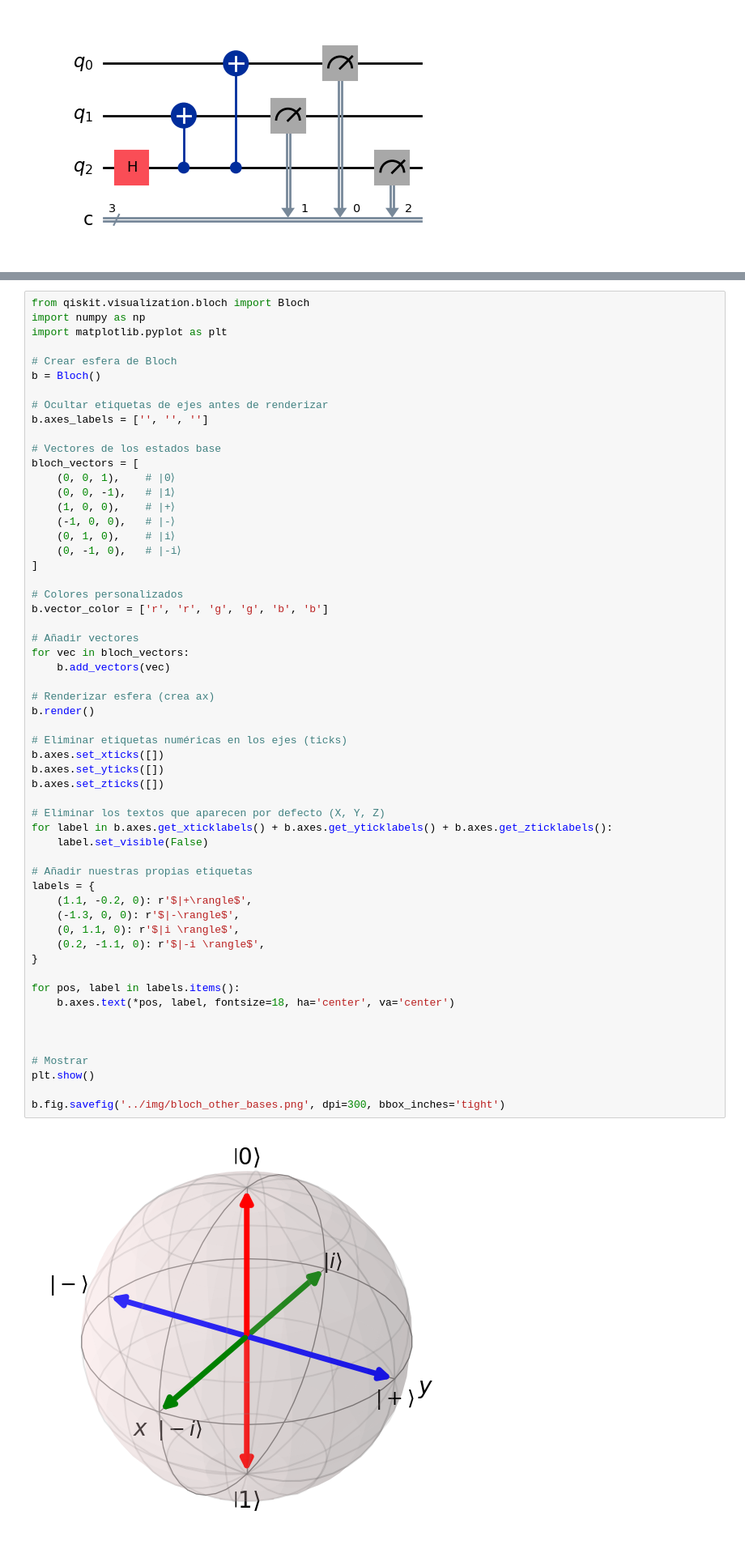
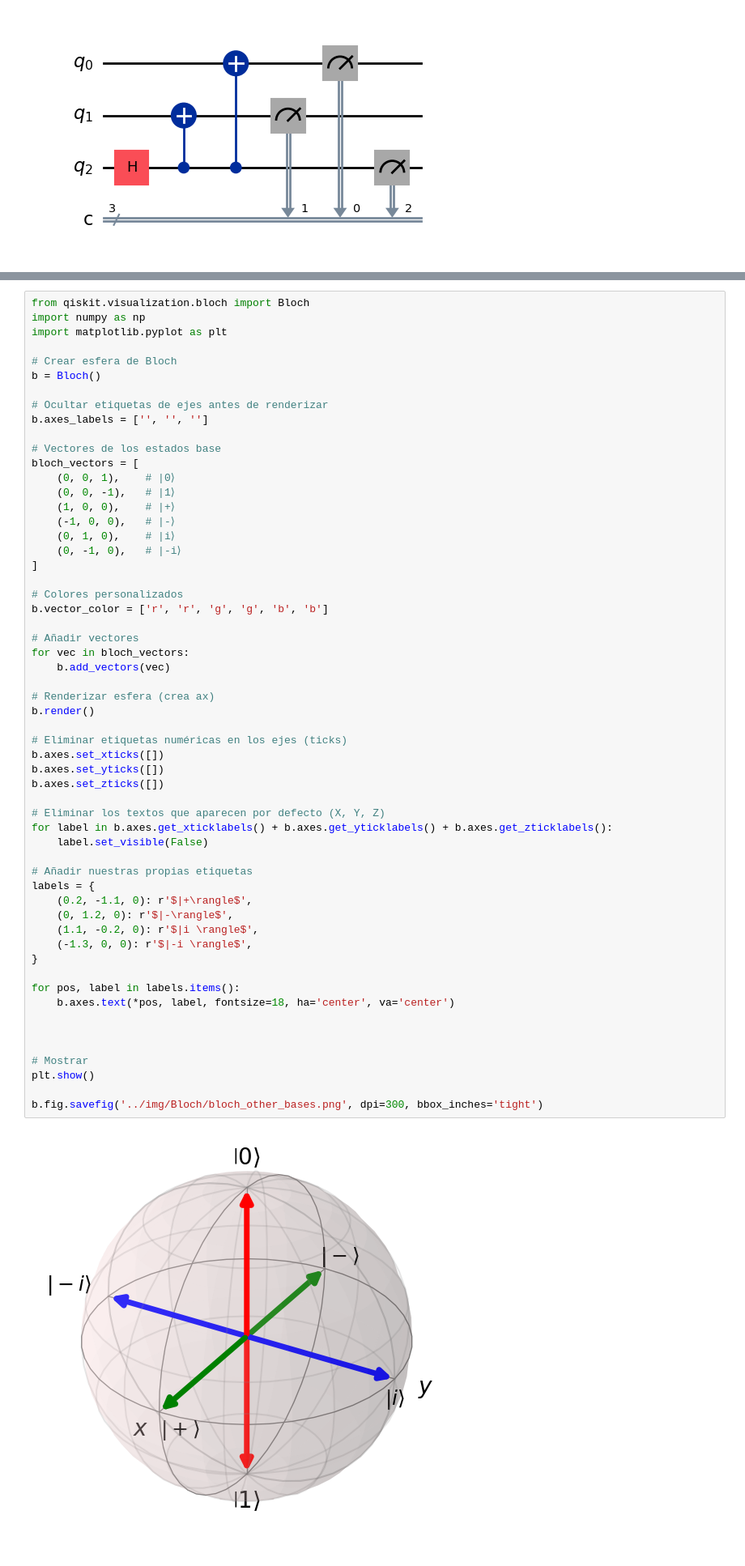
Before and after one commit to rnoguer22/TFG_Criptografia_Cuantica, a Jupyter notebook: code/quantum.ipynb, the cells around one changed output, grey strips where cells are left out. Shown at 81% size. Cells and saved outputs as stored; diff of their text form.

```diff
--- a/code/quantum.ipynb
+++ b/code/quantum.ipynb
@@ -83,36 +83,36 @@ b.vector_color = ['r', 'r', 'g', 'g', 'b', 'b']
 
 # Añadir vectores
 for vec in bloch_vectors:
     b.add_vectors(vec)
 
 # Renderizar esfera (crea ax)
 b.render()
 
 # Eliminar etiquetas numéricas en los ejes (ticks)
 b.axes.set_xticks([])
 b.axes.set_yticks([])
 b.axes.set_zticks([])
 
 # Eliminar los textos que aparecen por defecto (X, Y, Z)
 for label in b.axes.get_xticklabels() + b.axes.get_yticklabels() + b.axes.get_zticklabels():
     label.set_visible(False)
 
 # Añadir nuestras propias etiquetas
 labels = {
-    (1.1, -0.2, 0): r'$|+\rangle$',
-    (-1.3, 0, 0): r'$|-\rangle$',
-    (0, 1.1, 0): r'$|i \rangle$',
-    (0.2, -1.1, 0): r'$|-i \rangle$',
+    (0.2, -1.1, 0): r'$|+\rangle$',
+    (0, 1.2, 0): r'$|-\rangle$',
+    (1.1, -0.2, 0): r'$|i \rangle$',
+    (-1.3, 0, 0): r'$|-i \rangle$',
 }
 
 for pos, label in labels.items():
     b.axes.text(*pos, label, fontsize=18, ha='center', va='center')
 
 
 
 # Mostrar
 plt.show()
 
-b.fig.savefig('../img/bloch_other_bases.png', dpi=300, bbox_inches='tight')
+b.fig.savefig('../img/Bloch/bloch_other_bases.png', dpi=300, bbox_inches='tight')
 # %% [output]
-[figure, old version]
+[figure, new version]
```
Also changed, not shown: parts of 5 cells of this notebook, 11 other files.
